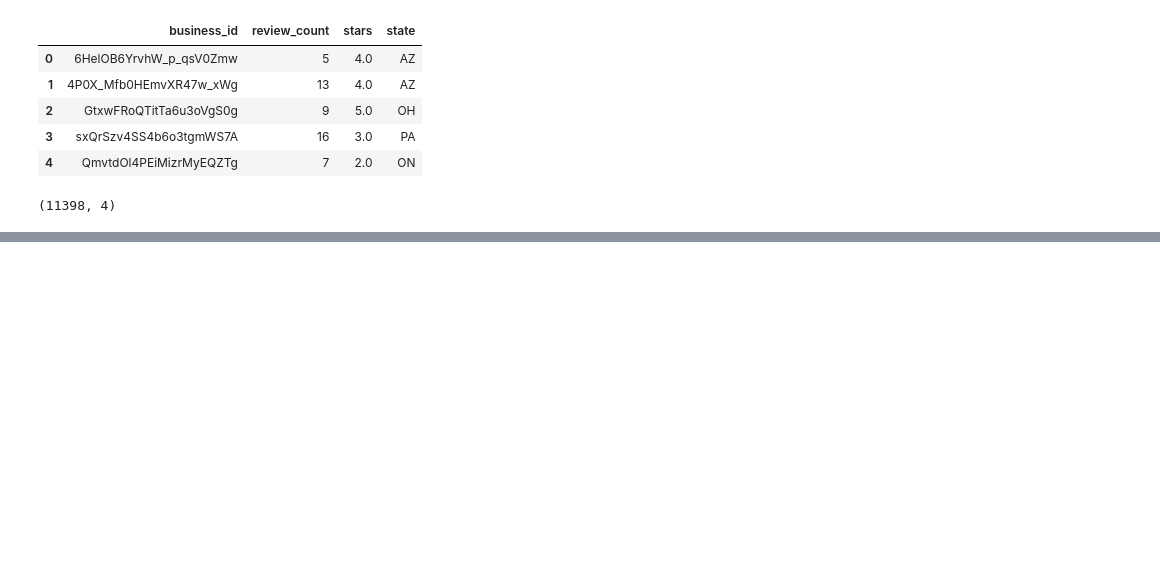
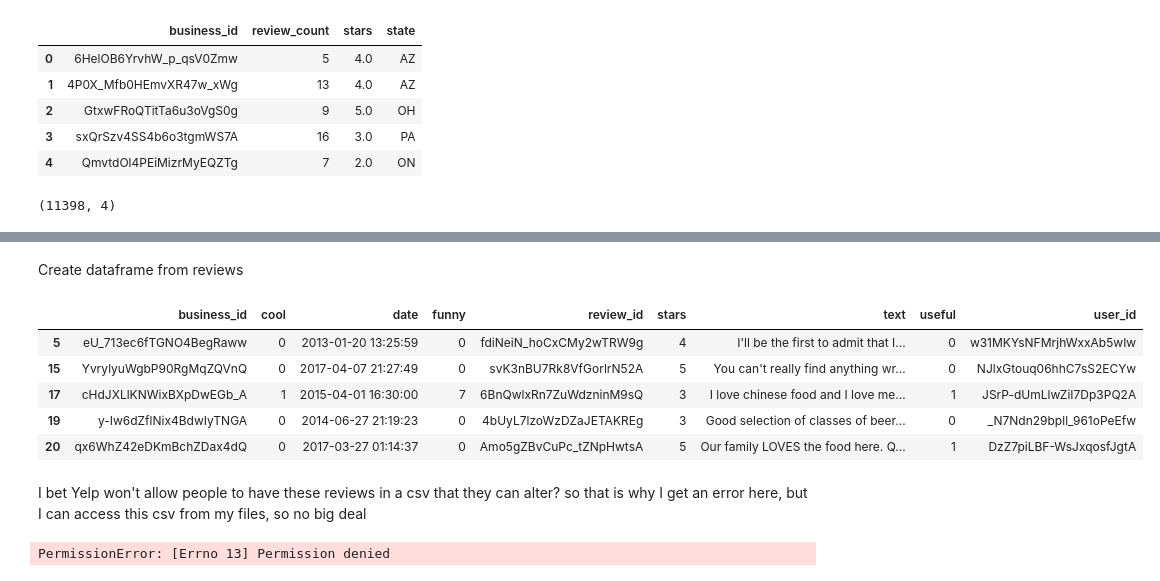
Before and after one commit to sam-cannon/Yelp-Review-Exploration, a Jupyter notebook: Yelp.ipynb, the cells around one changed output, grey strips where cells are left out. Saved outputs shown, nothing was run; the diff lists cells and outputs as text; code cells hidden in the pictures; blank space fills up the shorter version.

```diff
--- a/Yelp.ipynb
+++ b/Yelp.ipynb
@@ -80,3 +80,6 @@ final_df.shape
 (11398, 4)
 # %%
 final_df.to_csv('business_list.csv')
+# %%
+business_ids = final_df['business_id'].values
+business_ids[:5]
@@ -82,0 +94,9 @@ final_df.to_csv('business_list.csv')
+# %%
+review_reader = pd.read_json('C:\\Users\\Sam Cannon\\Desktop\\Python\\Springboard\\Yelp Project\\review.json', lines=True, chunksize=100000)
+# %%
+%%time
+# task: process the file one chunk at a time,
+# filter that chunk for rows with a business_id in business_ids
+# You can either do this within in a loop, having initialized an empty list,
+# or using a more pythonic list comprehension
+reviews = [review.loc[review['business_id'].apply(lambda x: x in business_ids)] for review in review_reader]
@@ -82,0 +105,19 @@ final_df.to_csv('business_list.csv')
+# %% [markdown]
+Create dataframe from reviews
+# %%
+reviews = pd.concat(reviews)
+# %%
+reviews.head()
+# %% [output]
+|  | business_id | cool | date | funny | review_id | stars | text | useful | user_id |
+| 5 | eU_713ec6fTGNO4BegRaww | 0 | 2013-01-20 13:25:59 | 0 | fdiNeiN_hoCxCMy2wTRW9g | 4 | I'll be the first to admit that I... | 0 | w31MKYsNFMrjhWxxAb5wIw |
+| 15 | YvrylyuWgbP90RgMqZQVnQ | 0 | 2017-04-07 21:27:49 | 0 | svK3nBU7Rk8VfGorlrN52A | 5 | You can't really find anything wr... | 0 | NJlxGtouq06hhC7sS2ECYw |
+| 17 | cHdJXLlKNWixBXpDwEGb_A | 1 | 2015-04-01 16:30:00 | 7 | 6BnQwlxRn7ZuWdzninM9sQ | 3 | I love chinese food and I love me... | 1 | JSrP-dUmLlwZiI7Dp3PQ2A |
+| 19 | y-Iw6dZflNix4BdwIyTNGA | 0 | 2014-06-27 21:19:23 | 0 | 4bUyL7lzoWzDZaJETAKREg | 3 | Good selection of classes of beer... | 0 | _N7Ndn29bpll_961oPeEfw |
+| 20 | qx6WhZ42eDKmBchZDax4dQ | 0 | 2017-03-27 01:14:37 | 0 | Amo5gZBvCuPc_tZNpHwtsA | 5 | Our family LOVES the food here. Q... | 1 | DzZ7piLBF-WsJxqosfJgtA |
+# %% [markdown]
+I bet Yelp won't allow people to have these reviews in a csv that they can alter? so that is why I get an error here, but I can access this csv from my files, so no big deal
+# %%
+reviews.to_csv('restaurant_reviews.csv', index = False)
+# %% [output]
+PermissionError: [Errno 13] Permission denied
```
Also changed, not shown: parts of 4 cells of this notebook.
